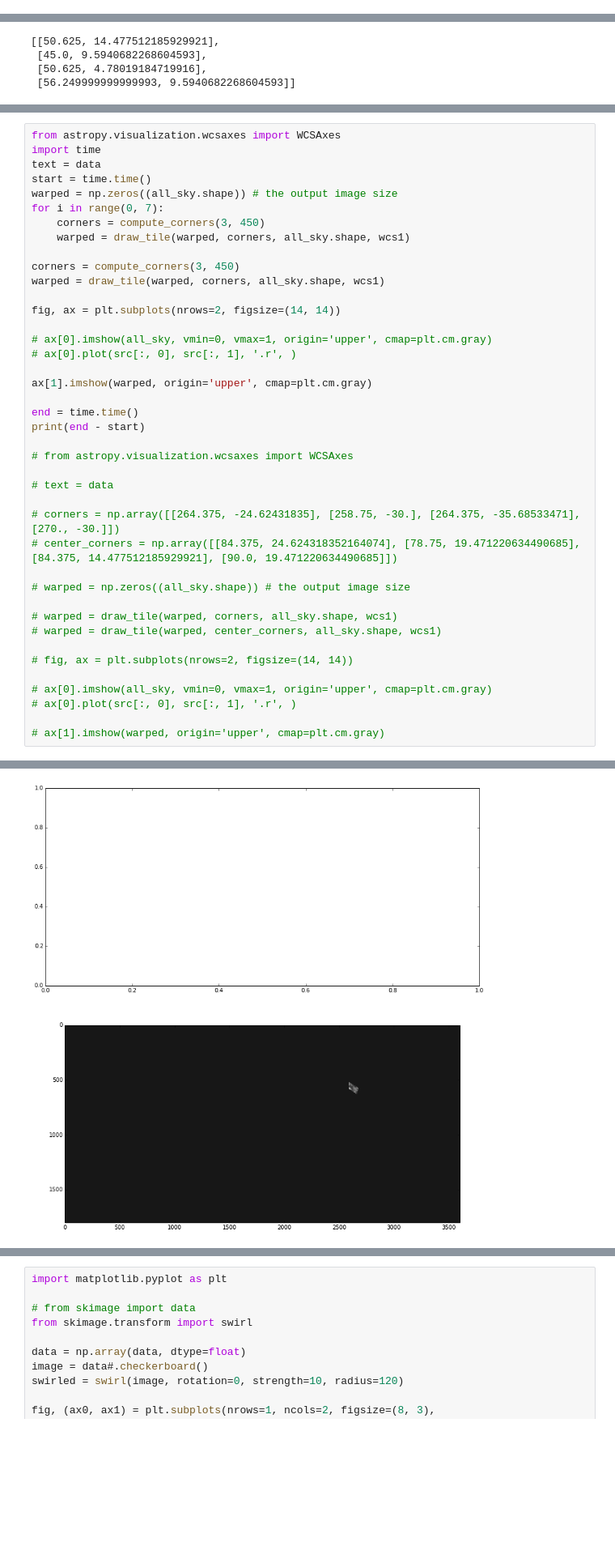
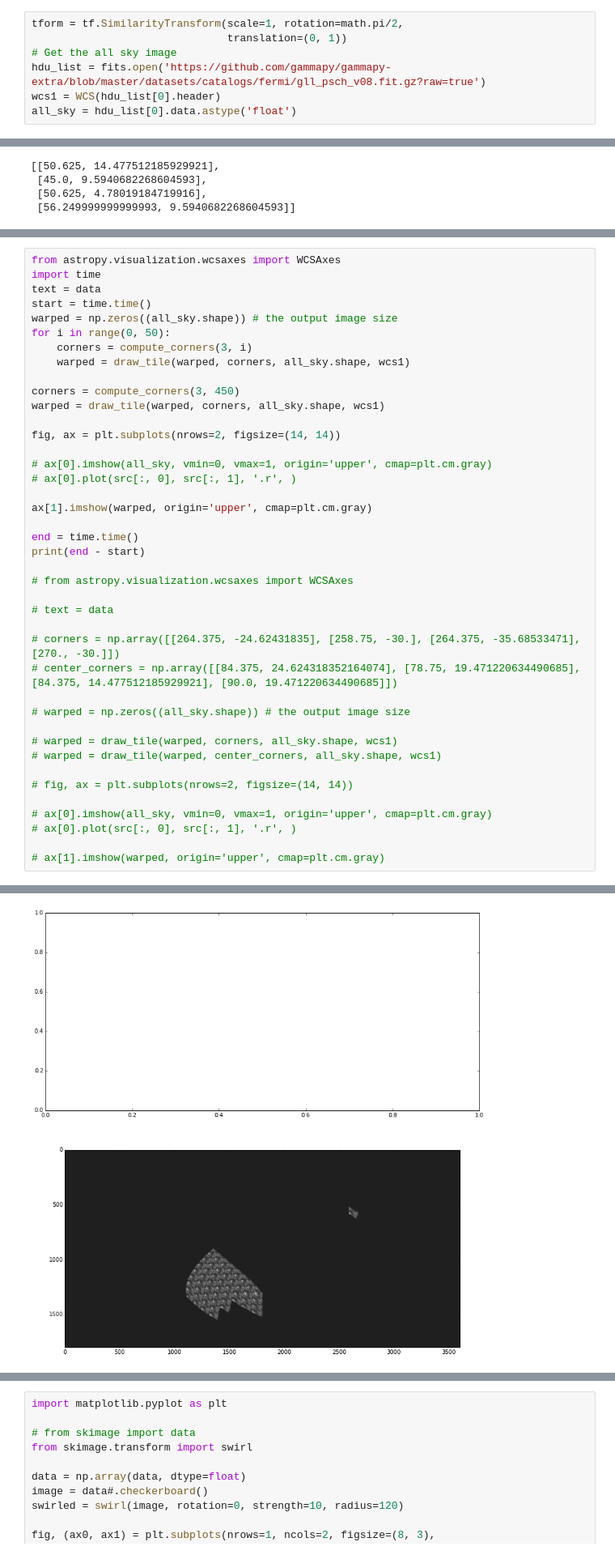
Before and after one commit to adl1995/HIPS-to-Py, a Jupyter notebook: examples/Affine and Projective transformation.ipynb, the cells around one changed output, grey strips where cells are left out. Shown at 81% size. Saved outputs shown, nothing was run; the diff lists cells and outputs as text; blank space fills up the shorter version.

```diff
--- a/examples/Affine and Projective transformation.ipynb
+++ b/examples/Affine and Projective transformation.ipynb
@@ -36,0 +44,7 @@ plt.imshow(all_sky, cmap='gray')
+# %%
+tform = tf.SimilarityTransform(scale=1, rotation=math.pi/2,
+                               translation=(0, 1))
+# Get the all sky image
+hdu_list = fits.open('https://github.com/gammapy/gammapy-extra/blob/master/datasets/catalogs/fermi/gll_psch_v08.fit.gz?raw=true')
+wcs1 = WCS(hdu_list[0].header)
+all_sky = hdu_list[0].data.astype('float')
@@ -115,8 +136,8 @@ import time
 text = data
 start = time.time()
 warped = np.zeros((all_sky.shape)) # the output image size
-for i in range(0, 7):
-    corners = compute_corners(3, 450)
+for i in range(0, 50):
+    corners = compute_corners(3, i)
     warped = draw_tile(warped, corners, all_sky.shape, wcs1)
 
 corners = compute_corners(3, 450)
@@ -155 +176 @@ print(end - start)
-[figure, old version]
+[figure, new version]
```
Also changed, not shown: parts of 14 cells of this notebook, 5 other files.
